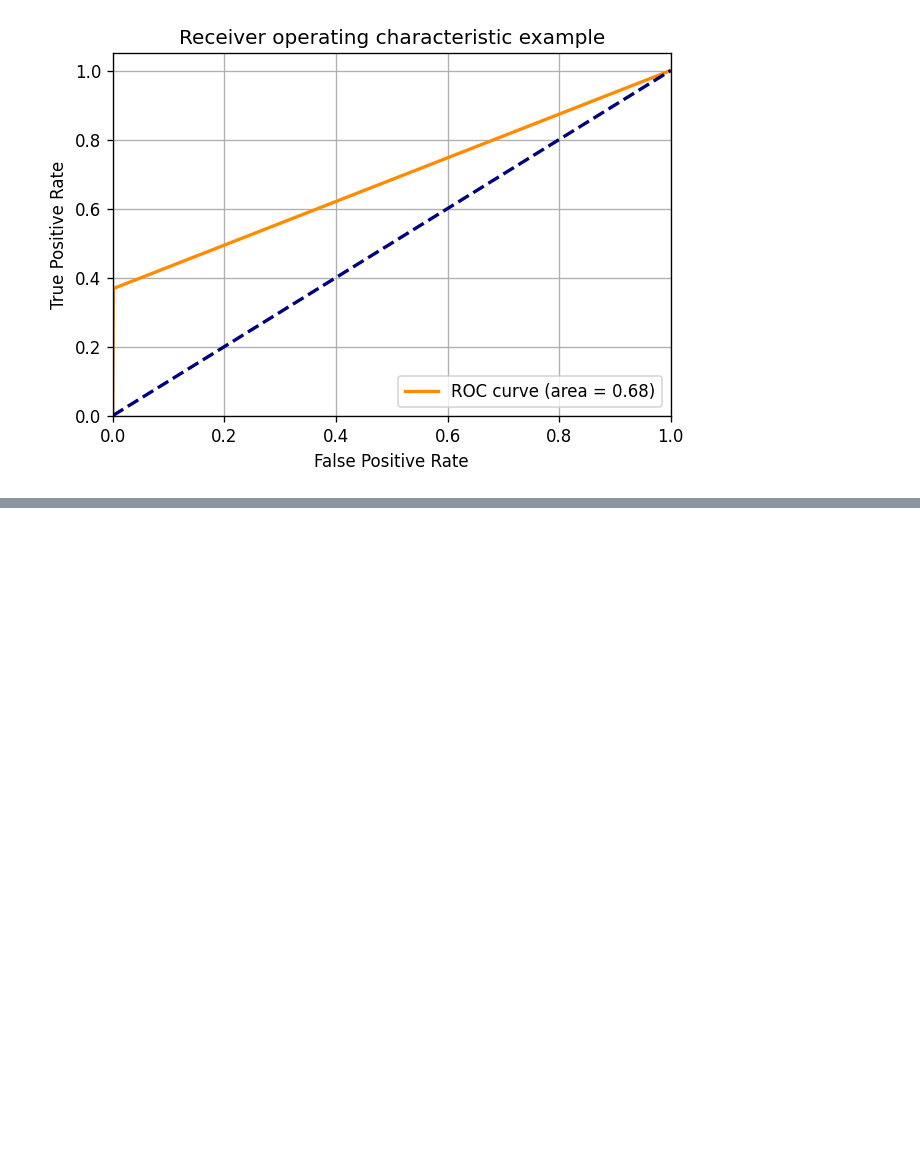
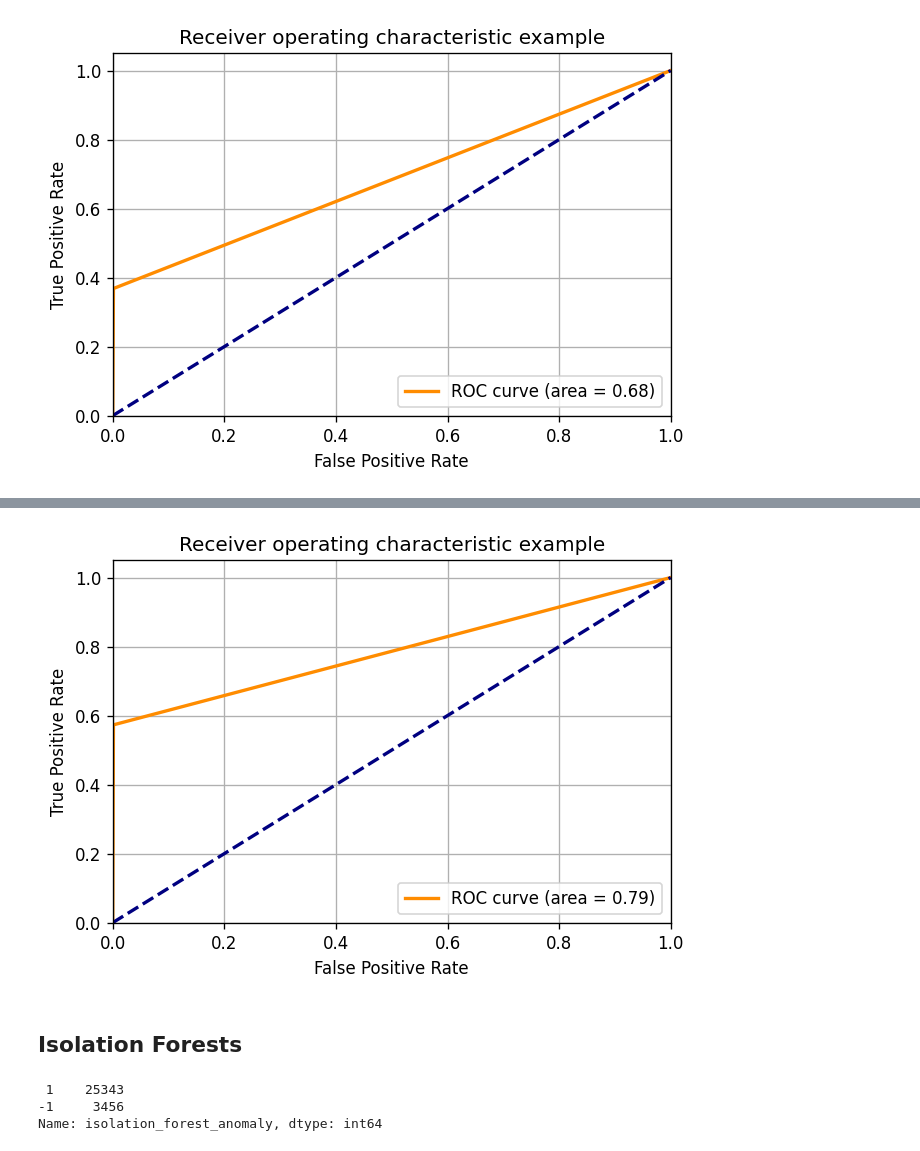
Before and after one commit to jacob5412/SCADA-Anomaly-Detection, a Jupyter notebook: TSA.ipynb, the cells around one changed output, grey strips where cells are left out. Drawn from its saved outputs; the diff is of its cells as text; code cells hidden in the pictures; blank space fills up the shorter version.

```diff
--- a/TSA.ipynb
+++ b/TSA.ipynb
@@ -172,0 +316,4 @@ plt.show()
+# %%
+dtest_final = xgb.DMatrix(X_test)
+# %%
+pred = xg.predict(dtest_final)
@@ -172,0 +324,5 @@ plt.show()
+# %%
+class_prediction = pred.copy()
+
+class_prediction[class_prediction >= 0.5] = 1
+class_prediction[class_prediction < 0.5] = 0
@@ -172,0 +349,52 @@ plt.show()
+# %%
+# Compute ROC curve and ROC area for each class
+fpr = dict()
+tpr = dict()
+roc_auc = dict()
+for i in range(2):
+    fpr[i], tpr[i], _ = roc_curve(y_true = Y_test,
+                                  y_score = class_prediction)
+    roc_auc[i] = auc(fpr[i], tpr[i])
+
+# Compute micro-average ROC curve and ROC area
+fpr["micro"], tpr["micro"], _ = roc_curve(y_true = Y_test.ravel(),
+                                          y_score = class_prediction.ravel())
+roc_auc["micro"] = auc(fpr["micro"], tpr["micro"])
+# %%
+plt.figure(dpi = 120)
+lw = 2
+plt.plot(fpr[1], tpr[1], color='darkorange',
+         lw=lw, label='ROC curve (area = %0.2f)' % roc_auc[1])
+plt.plot([0, 1], [0, 1], color='navy', lw=lw, linestyle='--')
+plt.xlim([0.0, 1.0])
+plt.ylim([0.0, 1.05])
+plt.xlabel('False Positive Rate')
+plt.ylabel('True Positive Rate')
+plt.title('Receiver operating characteristic example')
+plt.legend(loc="lower right")
+plt.grid()
+plt.show()
+# %% [output]
+[figure, added]
+# %% [markdown]
+## Isolation Forests
+# %%
+#specify the column names to be modelled
+
+to_model_columns=data_with_attacks.columns[1:-2]
+clf=IsolationForest(n_estimators=100, max_samples='auto', contamination=float(.12), \
+                        max_features=1.0, bootstrap=False, n_jobs=-1, random_state=42, verbose=0)
+clf.fit(data_with_attacks[to_model_columns])
+
+pred = clf.predict(data_with_attacks[to_model_columns])
+data_with_attacks['isolation_forest_anomaly']=pred
+
+outliers=data_with_attacks.loc[data_with_attacks['isolation_forest_anomaly']==-1]
+outlier_index=list(outliers.index)
+
+#Find the number of anomalies and normal points here points classified -1 are anomalous
+print(data_with_attacks['isolation_forest_anomaly'].value_counts())
+# %% [output]
+ 1    25343
+-1     3456
+Name: isolation_forest_anomaly, dtype: int64
```
Also changed, not shown: parts of 46 cells of this notebook, 33 other files.
